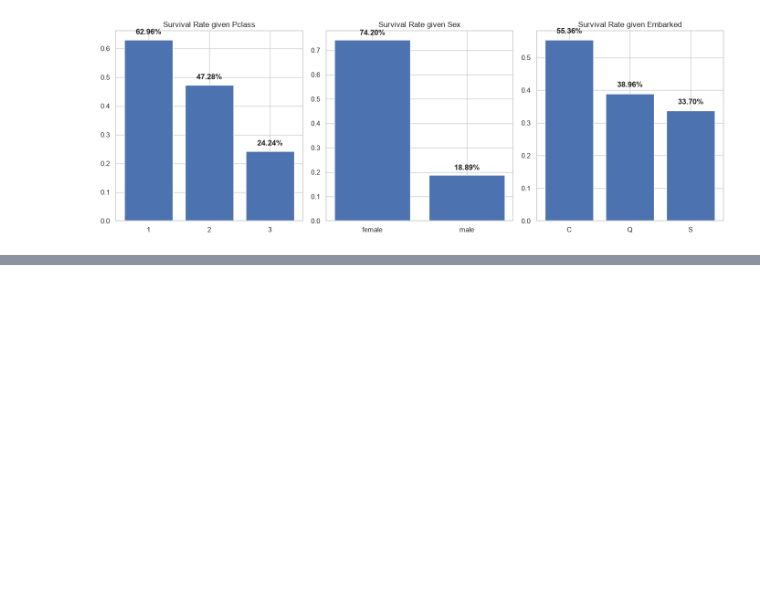
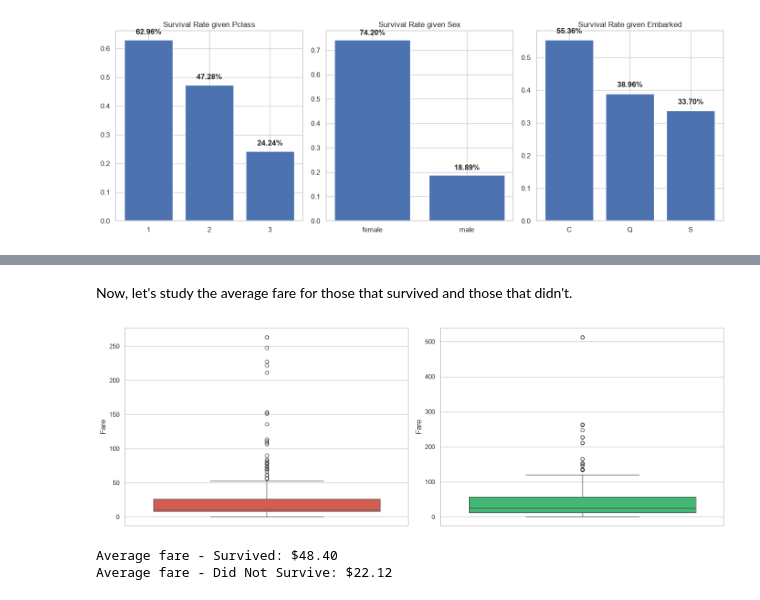
Before and after one commit to AlexZXu/data-science-learning, a Jupyter notebook: titanic/titanic1.ipynb, the cells around one changed output, grey strips where cells are left out. Cells and saved outputs as stored; diff of their text form; code cells hidden in the pictures; blank space fills up the shorter version.

```diff
--- a/titanic/titanic1.ipynb
+++ b/titanic/titanic1.ipynb
@@ -307,0 +370,20 @@ plt.show()
+# %% [markdown]
+Now, let's study the average fare for those that survived and those that didn't.
+# %%
+fig, axes = plt.subplots(1, 2, figsize=(15, 5))
+
+died_fares = df[df["Survived"] == 0]["Fare"]
+survived_fares = df[df["Survived"] == 1]["Fare"]
+
+sns.boxplot(y=died_fares, ax=axes[0], color="#e74c3c")
+sns.boxplot(y=survived_fares, ax=axes[1], color="#2ecc71")
+
+plt.tight_layout()
+plt.show()
+
+print(f"Average fare - Survived: ${survived_fares.mean():.2f}")
+print(f"Average fare - Did Not Survive: ${died_fares.mean():.2f}")
+# %% [output]
+[figure, added]
+Average fare - Survived: $48.40
+Average fare - Did Not Survive: $22.12
```
Also changed, not shown: parts of 16 cells of this notebook.
